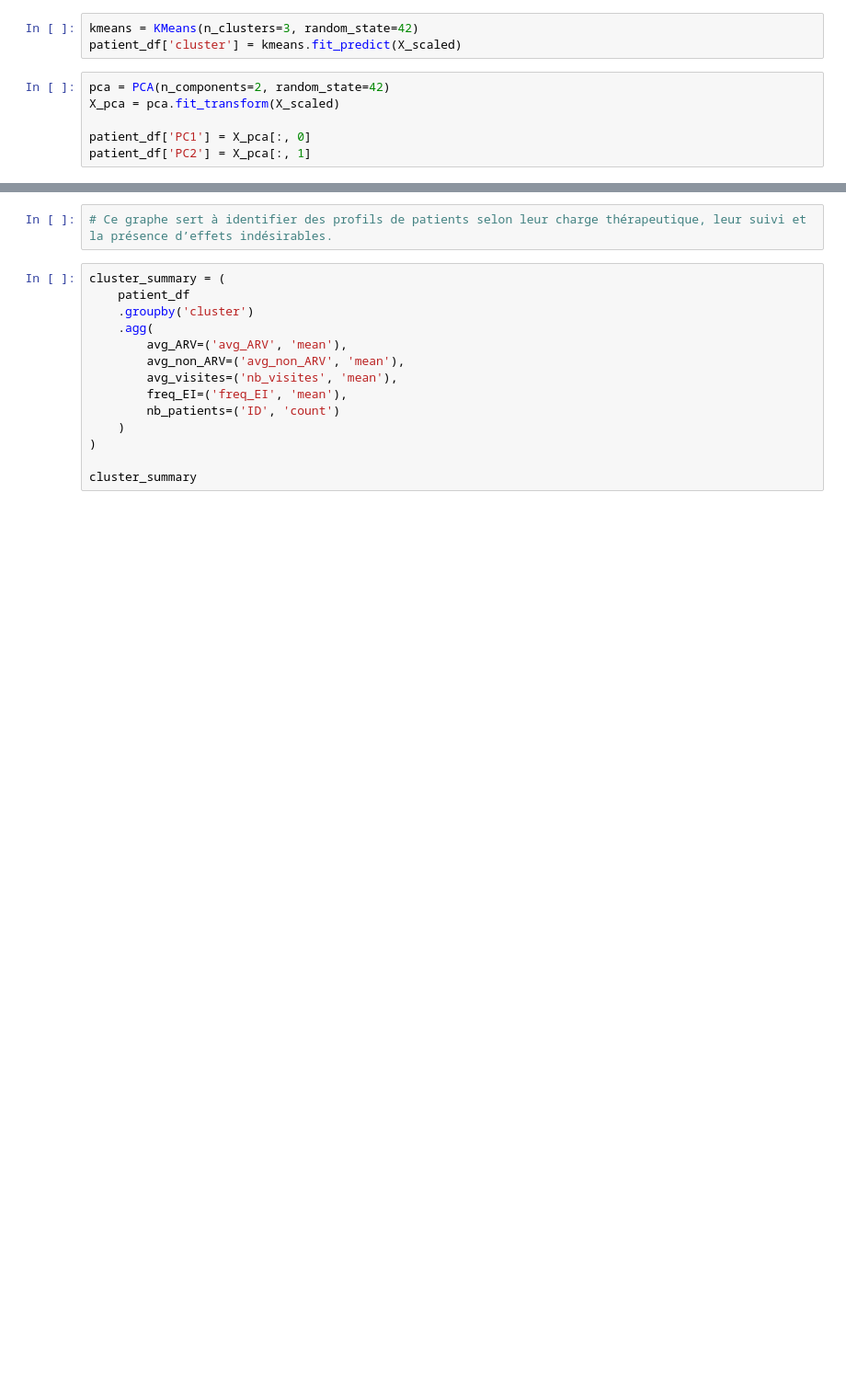
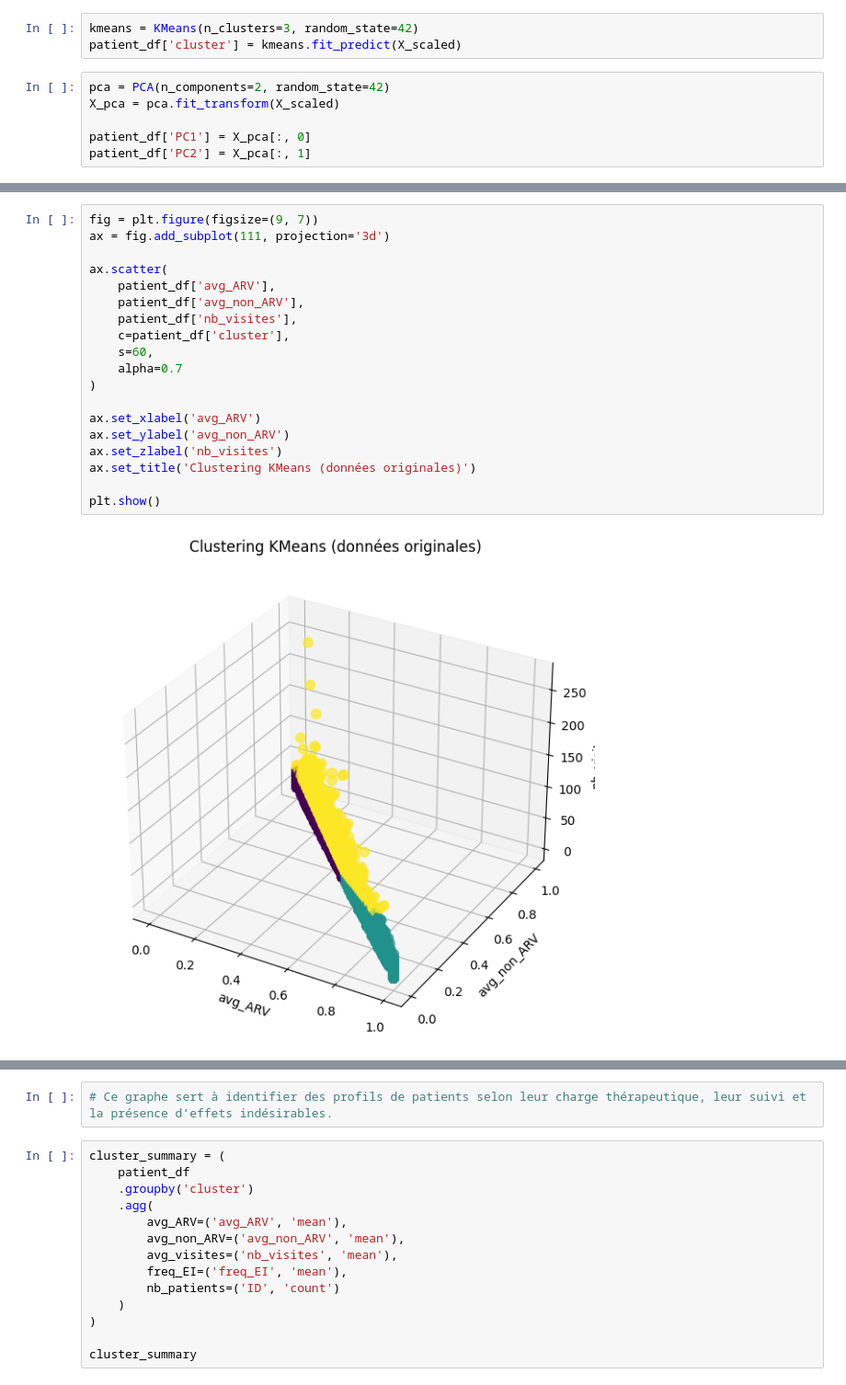
Before and after one commit to touXik/OCTAVIA, a Jupyter notebook: Prescription/analyse_descriptive.ipynb, the cells around one changed output, grey strips where cells are left out. Shown at 92% size. Cells and saved outputs as stored; diff of their text form; blank space fills up the shorter version.

```diff
--- a/Prescription/analyse_descriptive.ipynb
+++ b/Prescription/analyse_descriptive.ipynb
@@ -608,3 +623,24 @@ patient_df['PC2'] = X_pca[:, 1]
+# %%
+fig = plt.figure(figsize=(9, 7))
+ax = fig.add_subplot(111, projection='3d')
+
+ax.scatter(
+    patient_df['avg_ARV'],
+    patient_df['avg_non_ARV'],
+    patient_df['nb_visites'],
+    c=patient_df['cluster'],
+    s=60,
+    alpha=0.7
+)
+
+ax.set_xlabel('avg_ARV')
+ax.set_ylabel('avg_non_ARV')
+ax.set_zlabel('nb_visites')
+ax.set_title('Clustering KMeans (données originales)')
+
+plt.show()
+# %% [output]
+[figure, added]
 # %%
 plt.figure(figsize=(8, 6))
 
```
Also changed, not shown: parts of 4 cells of this notebook, 4 other files.
